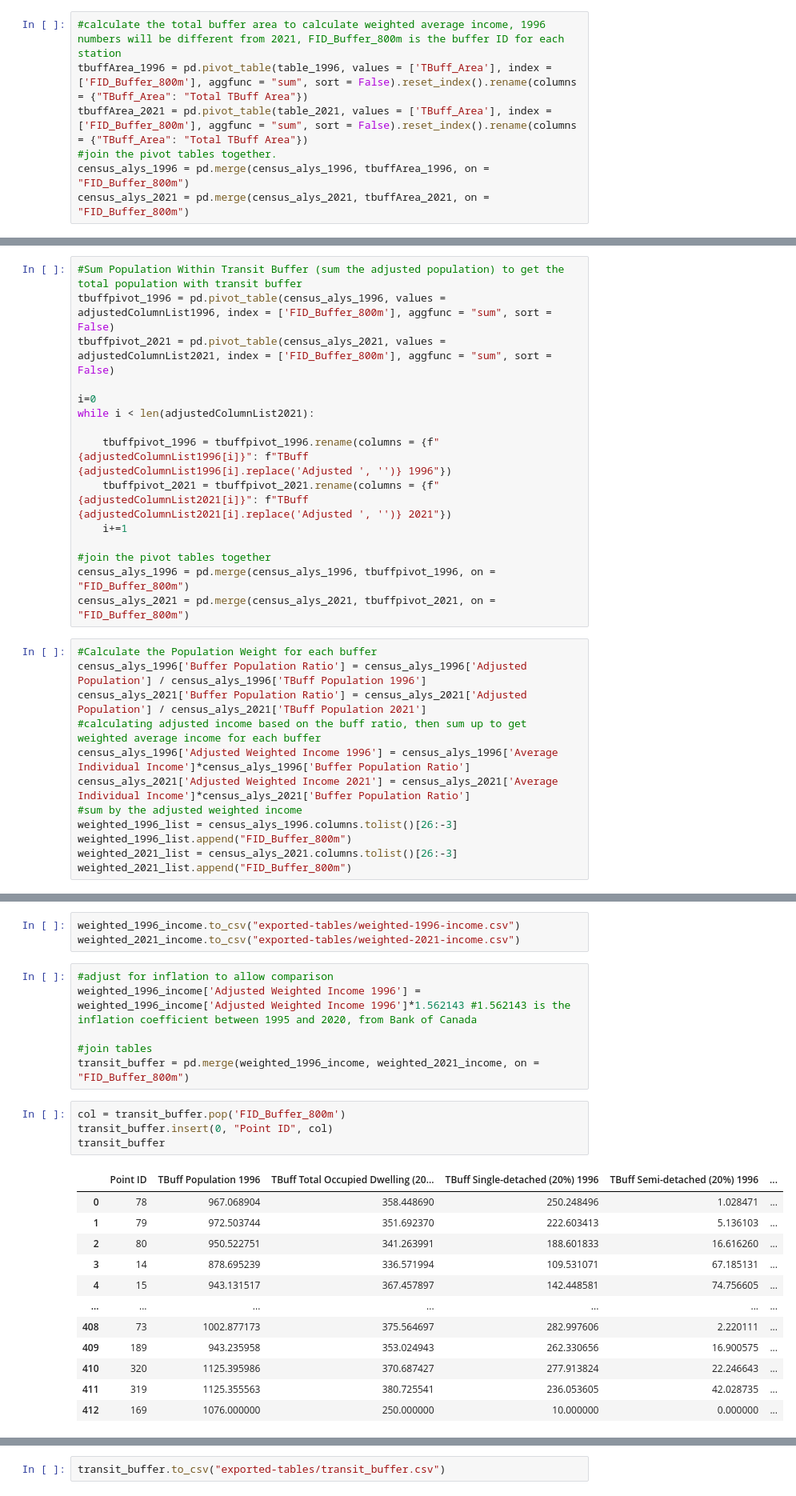
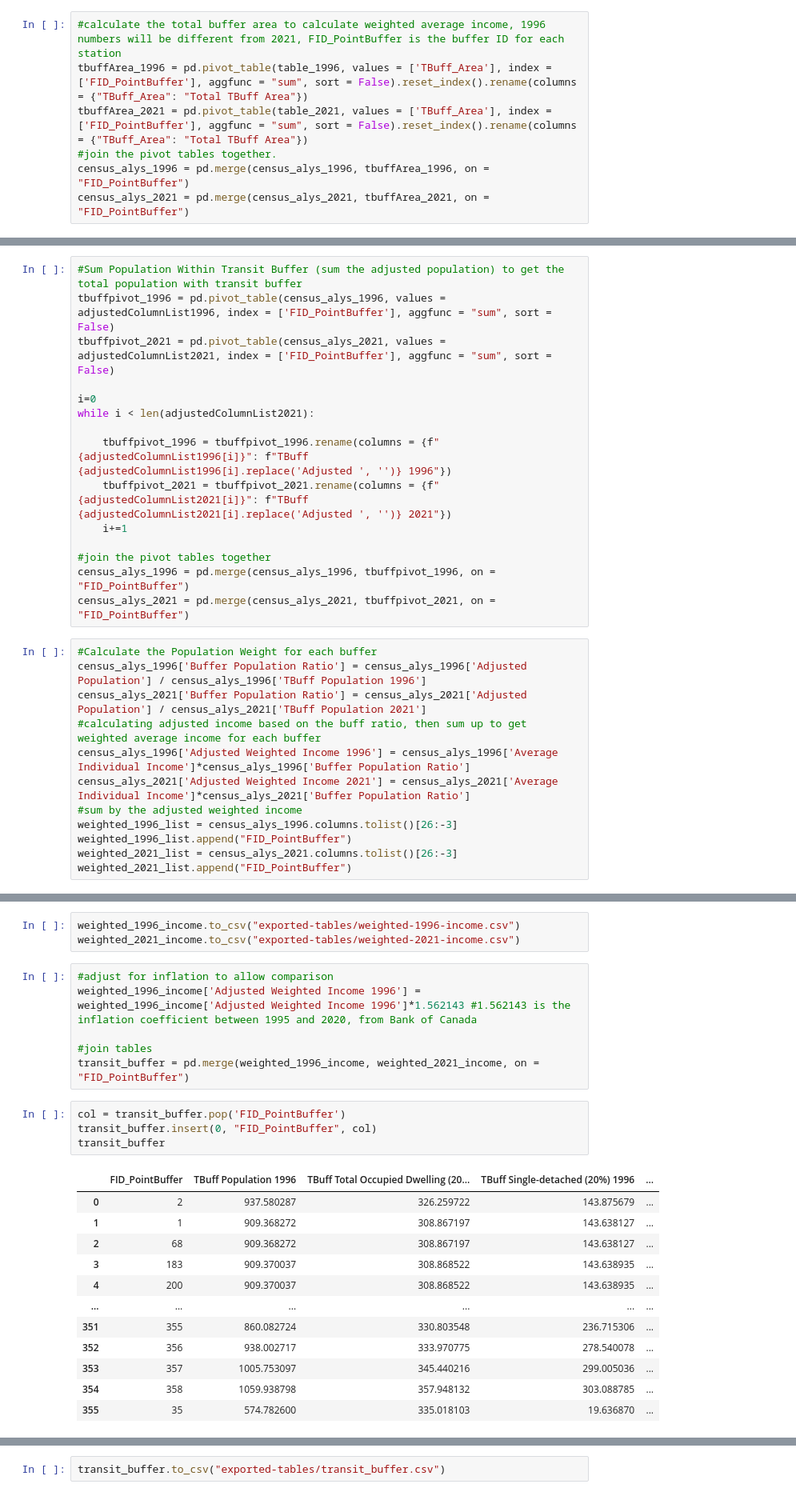
Before and after one commit to schoolofcities/tod-toronto-1996-to-2021, a Jupyter notebook: transit analysis.ipynb, the cells around one changed output, grey strips where cells are left out. Shown at 80% size. Saved outputs shown, nothing was run; the diff lists cells and outputs as text.

```diff
--- a/transit analysis.ipynb
+++ b/transit analysis.ipynb
@@ -55,9 +84,9 @@ census_alys_2021.columns.tolist()
  'Movable',
  'Average Individual Income']
 # %%
-#calculate the total buffer area to calculate weighted average income, 1996 numbers will be different from 2021, FID_Buffer_800m is the buffer ID for each station
-tbuffArea_1996 = pd.pivot_table(table_1996, values = ['TBuff_Area'], index = ['FID_Buffer_800m'], aggfunc = "sum", sort = False).reset_index().rename(columns = {"TBuff_Area": "Total TBuff Area"})
-tbuffArea_2021 = pd.pivot_table(table_2021, values = ['TBuff_Area'], index = ['FID_Buffer_800m'], aggfunc = "sum", sort = False).reset_index().rename(columns = {"TBuff_Area": "Total TBuff Area"})
+#calculate the total buffer area to calculate weighted average income, 1996 numbers will be different from 2021, FID_PointBuffer is the buffer ID for each station
+tbuffArea_1996 = pd.pivot_table(table_1996, values = ['TBuff_Area'], index = ['FID_PointBuffer'], aggfunc = "sum", sort = False).reset_index().rename(columns = {"TBuff_Area": "Total TBuff Area"})
+tbuffArea_2021 = pd.pivot_table(table_2021, values = ['TBuff_Area'], index = ['FID_PointBuffer'], aggfunc = "sum", sort = False).reset_index().rename(columns = {"TBuff_Area": "Total TBuff Area"})
 #join the pivot tables together.
-census_alys_1996 = pd.merge(census_alys_1996, tbuffArea_1996, on = "FID_Buffer_800m")
-census_alys_2021 = pd.merge(census_alys_2021, tbuffArea_2021, on = "FID_Buffer_800m")
+census_alys_1996 = pd.merge(census_alys_1996, tbuffArea_1996, on = "FID_PointBuffer")
+census_alys_2021 = pd.merge(census_alys_2021, tbuffArea_2021, on = "FID_PointBuffer")
@@ -80,8 +124,8 @@ adjustedColumnList1996 = census_alys_1996.columns.tolist()[3+3+len(columnList199
 adjustedColumnList2021 = census_alys_2021.columns.tolist()[3+3+len(columnList2021):]
 # %%
 #Sum Population Within Transit Buffer (sum the adjusted population) to get the total population with transit buffer
-tbuffpivot_1996 = pd.pivot_table(census_alys_1996, values = adjustedColumnList1996, index = ['FID_Buffer_800m'], aggfunc = "sum", sort = False)
-tbuffpivot_2021 = pd.pivot_table(census_alys_2021, values = adjustedColumnList2021, index = ['FID_Buffer_800m'], aggfunc = "sum", sort = False)
+tbuffpivot_1996 = pd.pivot_table(census_alys_1996, values = adjustedColumnList1996, index = ['FID_PointBuffer'], aggfunc = "sum", sort = False)
+tbuffpivot_2021 = pd.pivot_table(census_alys_2021, values = adjustedColumnList2021, index = ['FID_PointBuffer'], aggfunc = "sum", sort = False)
 
 i=0
 while i < len(adjustedColumnList2021):
@@ -91,8 +135,8 @@ while i < len(adjustedColumnList2021):
     i+=1
 
 #join the pivot tables together
-census_alys_1996 = pd.merge(census_alys_1996, tbuffpivot_1996, on = "FID_Buffer_800m")
-census_alys_2021 = pd.merge(census_alys_2021, tbuffpivot_2021, on = "FID_Buffer_800m")
+census_alys_1996 = pd.merge(census_alys_1996, tbuffpivot_1996, on = "FID_PointBuffer")
+census_alys_2021 = pd.merge(census_alys_2021, tbuffpivot_2021, on = "FID_PointBuffer")
 # %%
 #Calculate the Population Weight for each buffer
 census_alys_1996['Buffer Population Ratio'] = census_alys_1996['Adjusted Population'] / census_alys_1996['TBuff Population 1996']
@@ -102,9 +146,9 @@ census_alys_1996['Adjusted Weighted Income 1996'] = census_alys_1996['Average In
 census_alys_2021['Adjusted Weighted Income 2021'] = census_alys_2021['Average Individual Income']*census_alys_2021['Buffer Population Ratio']
 #sum by the adjusted weighted income
 weighted_1996_list = census_alys_1996.columns.tolist()[26:-3]
-weighted_1996_list.append("FID_Buffer_800m")
+weighted_1996_list.append("FID_PointBuffer")
 weighted_2021_list = census_alys_2021.columns.tolist()[26:-3]
-weighted_2021_list.append("FID_Buffer_800m")
+weighted_2021_list.append("FID_PointBuffer")
 # %%
 
 weighted_1996_income = pd.pivot_table(census_alys_1996, values = 'Adjusted Weighted Income 1996', index = weighted_1996_list,aggfunc = "sum", sort = False).reset_index()
@@ -133,21 +177,21 @@ weighted_2021_income.to_csv("exported-tables/weighted-2021-income.csv")
 weighted_1996_income['Adjusted Weighted Income 1996'] = weighted_1996_income['Adjusted Weighted Income 1996']*1.562143 #1.562143 is the inflation coefficient between 1995 and 2020, from Bank of Canada
 
 #join tables
-transit_buffer = pd.merge(weighted_1996_income, weighted_2021_income, on = "FID_Buffer_800m")
+transit_buffer = pd.merge(weighted_1996_income, weighted_2021_income, on = "FID_PointBuffer")
 # %%
-col = transit_buffer.pop('FID_Buffer_800m')
-transit_buffer.insert(0, "Point ID", col)
+col = transit_buffer.pop('FID_PointBuffer')
+transit_buffer.insert(0, "FID_PointBuffer", col)
 transit_buffer
 # %% [output]
-|  | Point ID | TBuff Population 1996 | TBuff Total Occupied Dwelling (20... | TBuff Single-detached (20%) 1996 | TBuff Semi-detached (20%) 1996 | ... |
-| 0 | 78 | 967.068904 | 358.448690 | 250.248496 | 1.028471 | ... |
-| 1 | 79 | 972.503744 | 351.692370 | 222.603413 | 5.136103 | ... |
-| 2 | 80 | 950.522751 | 341.263991 | 188.601833 | 16.616260 | ... |
-| 3 | 14 | 878.695239 | 336.571994 | 109.531071 | 67.185131 | ... |
-| 4 | 15 | 943.131517 | 367.457897 | 142.448581 | 74.756605 | ... |
-| ... | ... | ... | ... | ... | ... | ... |
-| 408 | 73 | 1002.877173 | 375.564697 | 282.997606 | 2.220111 | ... |
-| 409 | 189 | 943.235958 | 353.024943 | 262.330656 | 16.900575 | ... |
-| 410 | 320 | 1125.395986 | 370.687427 | 277.913824 | 22.246643 | ... |
-| 411 | 319 | 1125.355563 | 380.725541 | 236.053605 | 42.028735 | ... |
-| 412 | 169 | 1076.000000 | 250.000000 | 10.000000 | 0.000000 | ... |
+|  | FID_PointBuffer | TBuff Population 1996 | TBuff Total Occupied Dwelling (20... | TBuff Single-detached (20%) 1996 | ... |
+| 0 | 2 | 937.580287 | 326.259722 | 143.875679 | ... |
+| 1 | 1 | 909.368272 | 308.867197 | 143.638127 | ... |
+| 2 | 68 | 909.368272 | 308.867197 | 143.638127 | ... |
+| 3 | 183 | 909.370037 | 308.868522 | 143.638935 | ... |
+| 4 | 200 | 909.370037 | 308.868522 | 143.638935 | ... |
+| ... | ... | ... | ... | ... | ... |
+| 351 | 355 | 860.082724 | 330.803548 | 236.715306 | ... |
+| 352 | 356 | 938.002717 | 333.970775 | 278.540078 | ... |
+| 353 | 357 | 1005.753097 | 345.440216 | 299.005036 | ... |
+| 354 | 358 | 1059.938798 | 357.948132 | 303.088785 | ... |
+| 355 | 35 | 574.782600 | 335.018103 | 19.636870 | ... |
```
Also changed, not shown: parts of 16 cells of this notebook, 6 other files.
